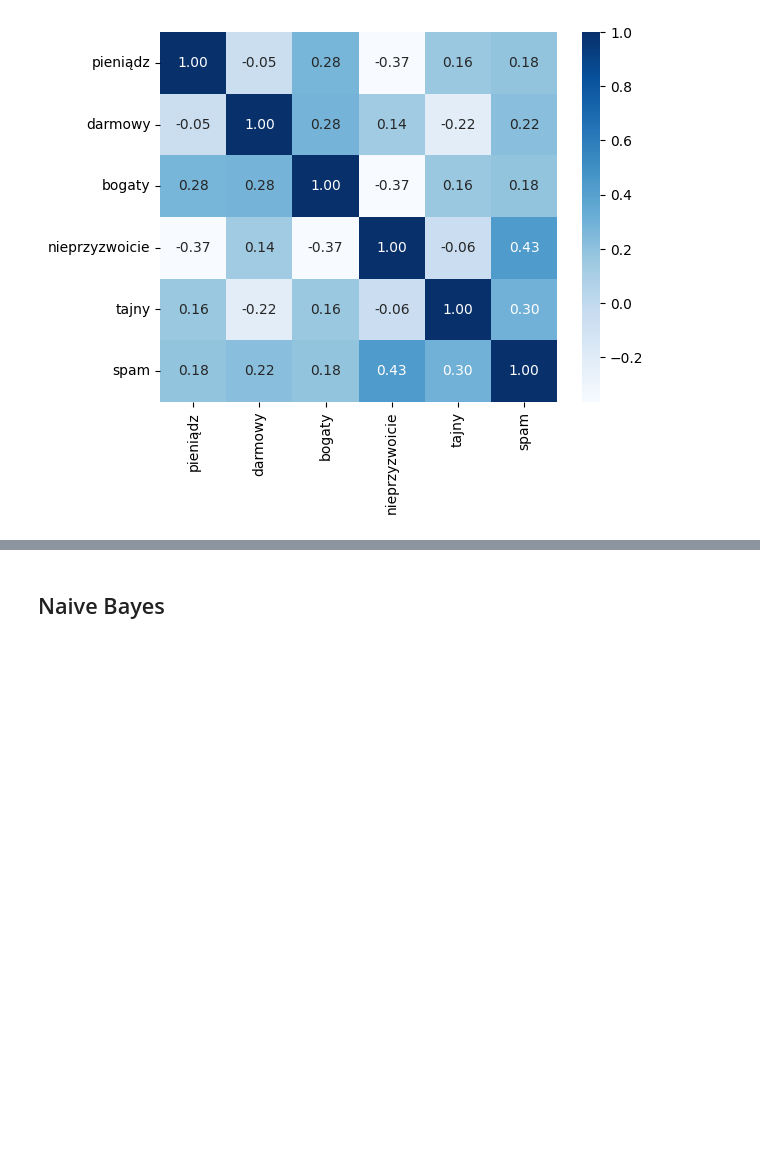
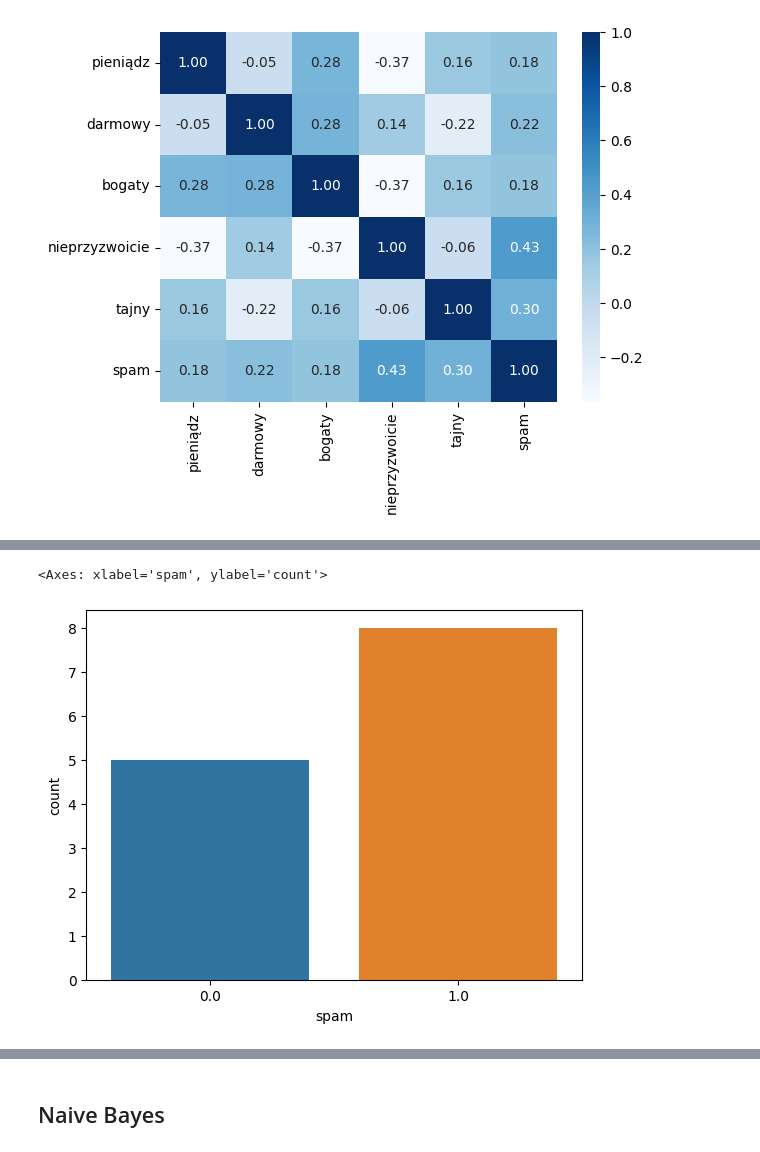
Before and after one commit to KubiakJakub01/data-mining-methods, a Jupyter notebook: notebooks/lab3/med_lab_3_zad_2.ipynb, the cells around one changed output, grey strips where cells are left out. Drawn from its saved outputs; the diff is of its cells as text; code cells hidden in the pictures; blank space fills up the shorter version.

```diff
--- a/notebooks/lab3/med_lab_3_zad_2.ipynb
+++ b/notebooks/lab3/med_lab_3_zad_2.ipynb
@@ -60,0 +68,6 @@ sns.heatmap(corr, annot=True, fmt='.2f', cmap='Blues')
+# %%
+# Spam distribution
+sns.countplot(x='spam', data=train_df)
+# %% [output]
+<Axes: xlabel='spam', ylabel='count'>
+[figure, added]
```
Also changed, not shown: parts of 5 cells of this notebook.
